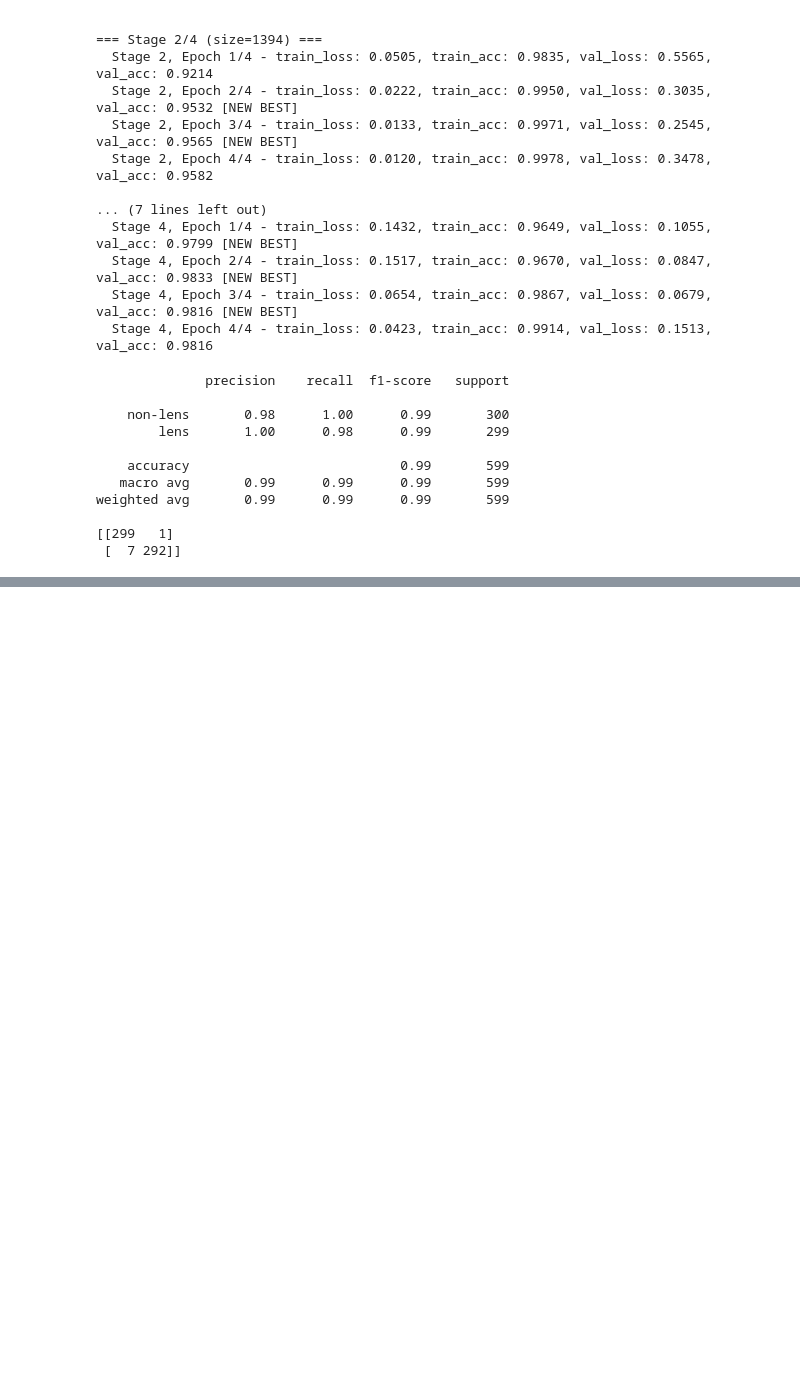
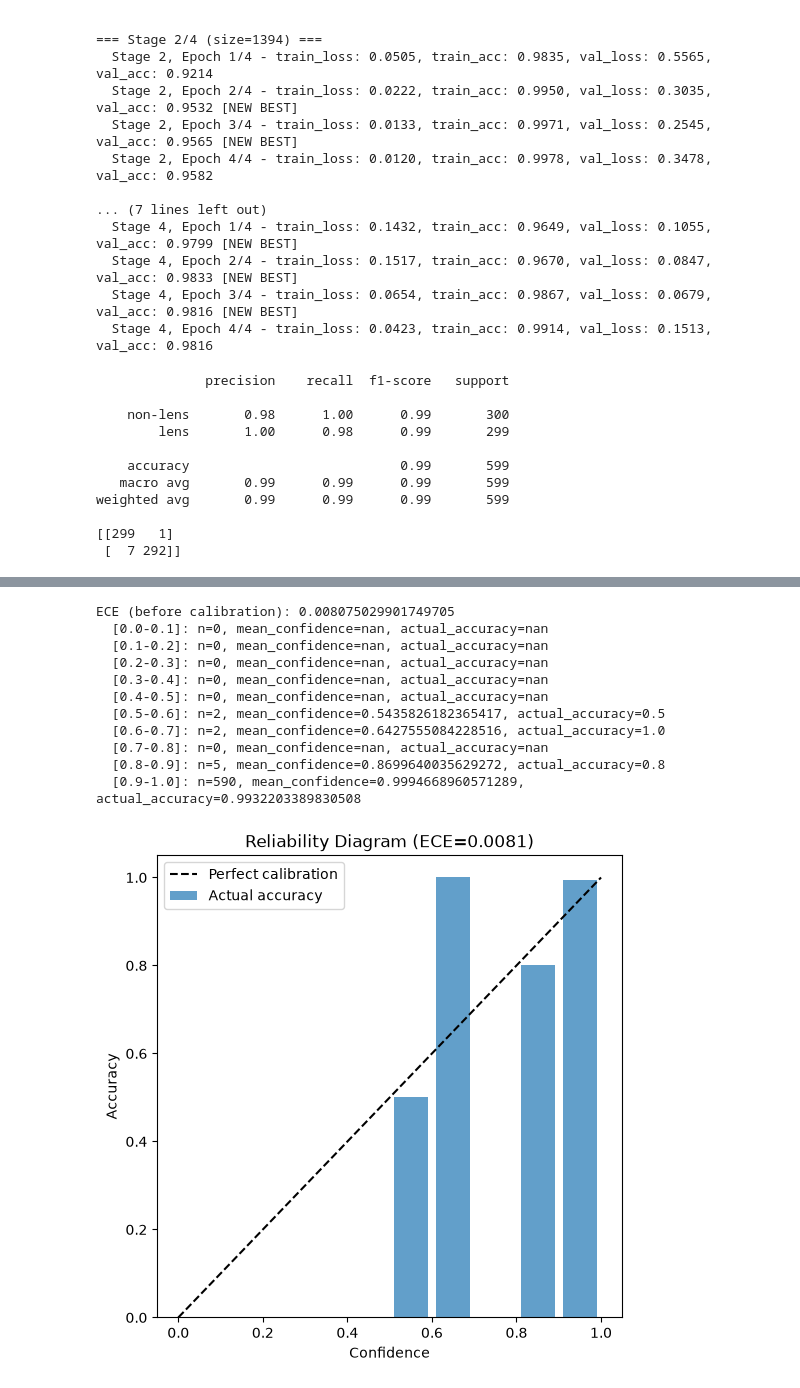
Before and after one commit to ekanshgouttam/gravitational-lens-engine, a Jupyter notebook: notebooks/08_calibration.ipynb, the cells around one changed output, grey strips where cells are left out. Saved outputs shown, nothing was run; the diff lists cells and outputs as text; code cells hidden in the pictures; blank space fills up the shorter version.

```diff
--- a/notebooks/08_calibration.ipynb
+++ b/notebooks/08_calibration.ipynb
@@ -324,0 +381,56 @@ weighted avg       0.99      0.99      0.99       599
+# %%
+def compute_ece_and_reliability(confidences, correct, n_bins=10):
+    bin_boundaries = np.linspace(0, 1, n_bins + 1)
+    bin_lowers = bin_boundaries[:-1]
+    bin_uppers = bin_boundaries[1:]
+
+    bin_accuracies = []
+    bin_confidences = []
+    bin_counts = []
+
+    ece = 0.0
+    for lower, upper in zip(bin_lowers, bin_uppers):
+        in_bin = (confidences > lower) & (confidences <= upper)
+        n_in_bin = in_bin.sum()
+        if n_in_bin > 0:
+            bin_acc = correct[in_bin].mean()
+            bin_conf = confidences[in_bin].mean()
+            ece += (n_in_bin / len(confidences)) * abs(bin_acc - bin_conf)
+        else:
+            bin_acc = np.nan
+            bin_conf = np.nan
+        bin_accuracies.append(bin_acc)
+        bin_confidences.append(bin_conf)
+        bin_counts.append(n_in_bin)
+
+    return ece, bin_lowers, bin_uppers, bin_accuracies, bin_confidences, bin_counts
+
+
+ece_before, bin_lowers, bin_uppers, bin_accs, bin_confs, bin_counts = compute_ece_and_reliability(all_confidences, all_correct)
+
+print("ECE (before calibration):", ece_before)
+for lo, hi, acc, conf, count in zip(bin_lowers, bin_uppers, bin_accs, bin_confs, bin_counts):
+    print(f"  [{lo:.1f}-{hi:.1f}]: n={count}, mean_confidence={conf}, actual_accuracy={acc}")
+
+plt.figure(figsize=(6, 6))
+bin_centers = (bin_lowers + bin_uppers) / 2
+plt.bar(bin_centers, np.nan_to_num(bin_accs), width=0.08, alpha=0.7, label='Actual accuracy')
+plt.plot([0, 1], [0, 1], 'k--', label='Perfect calibration')
+plt.xlabel('Confidence')
+plt.ylabel('Accuracy')
+plt.legend()
+plt.title(f'Reliability Diagram (ECE={ece_before:.4f})')
+plt.show()
+# %% [output]
+ECE (before calibration): 0.008075029901749705
+  [0.0-0.1]: n=0, mean_confidence=nan, actual_accuracy=nan
+  [0.1-0.2]: n=0, mean_confidence=nan, actual_accuracy=nan
+  [0.2-0.3]: n=0, mean_confidence=nan, actual_accuracy=nan
+  [0.3-0.4]: n=0, mean_confidence=nan, actual_accuracy=nan
+  [0.4-0.5]: n=0, mean_confidence=nan, actual_accuracy=nan
+  [0.5-0.6]: n=2, mean_confidence=0.5435826182365417, actual_accuracy=0.5
+  [0.6-0.7]: n=2, mean_confidence=0.6427555084228516, actual_accuracy=1.0
+  [0.7-0.8]: n=0, mean_confidence=nan, actual_accuracy=nan
+  [0.8-0.9]: n=5, mean_confidence=0.8699640035629272, actual_accuracy=0.8
+  [0.9-1.0]: n=590, mean_confidence=0.9994668960571289, actual_accuracy=0.9932203389830508
+[figure, added]
```
Also changed, not shown: parts of 4 cells of this notebook.
